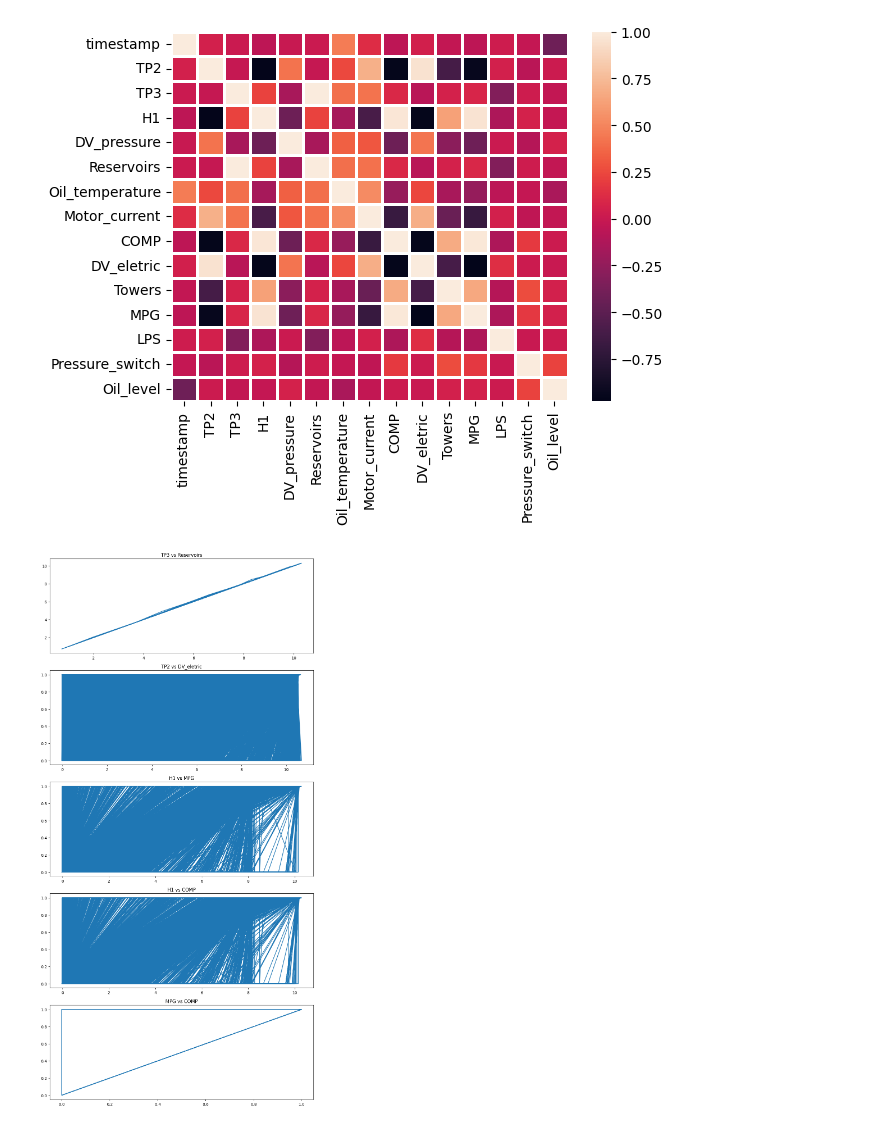
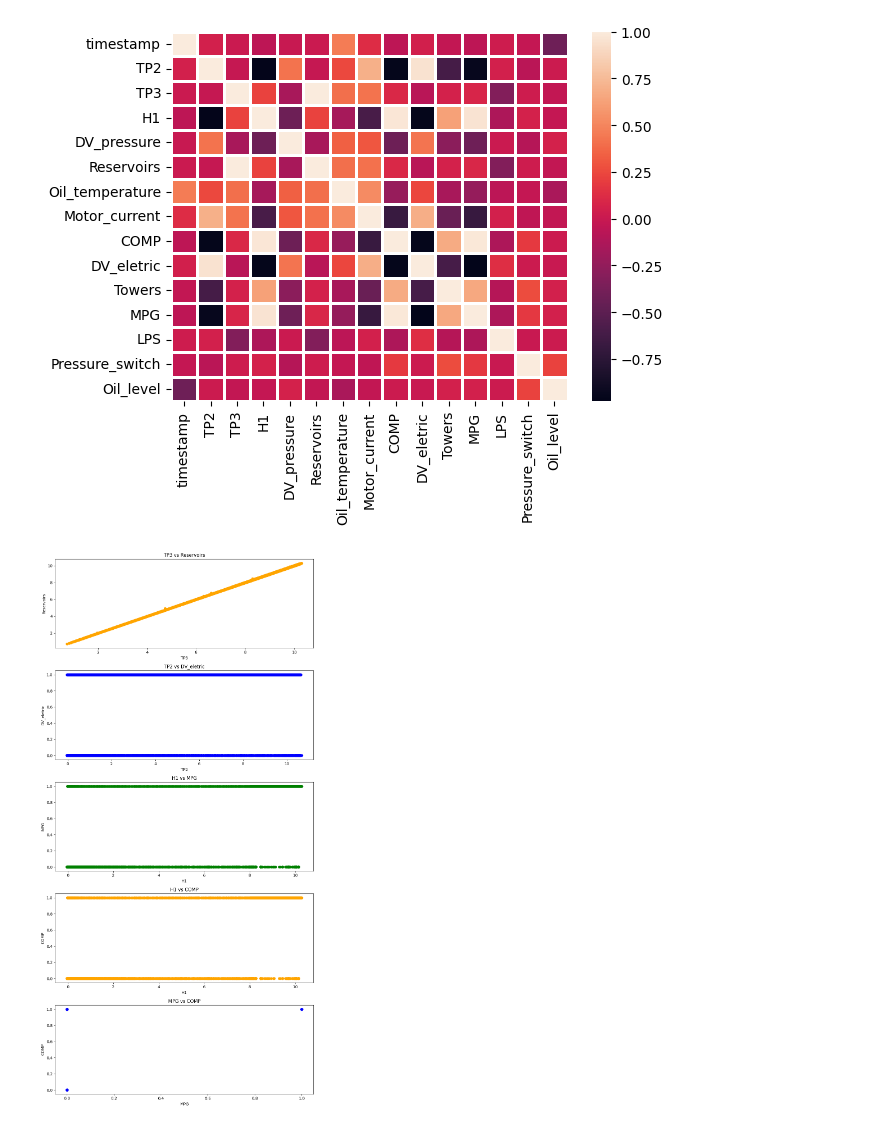
Before and after one commit to Maulik2493/IT496-T18, a Jupyter notebook: 202101210_Maharshi_Pipaliya/202101210_Maharshi_Pipaliya.ipynb, the cells around one changed output. Cells and saved outputs as stored; diff of their text form; code cells hidden in the pictures.

Commit message:
Updated graph

```diff
--- a/202101210_Maharshi_Pipaliya/202101210_Maharshi_Pipaliya.ipynb
+++ b/202101210_Maharshi_Pipaliya/202101210_Maharshi_Pipaliya.ipynb
@@ -158,29 +179,39 @@ sns.heatmap(data=df_Without_Unnamed.corr(), lw = 1)
 # %%
 plt.figure(figsize=(10, 20))
 
 plt.subplot(5, 1, 1)
-plt.plot(df['TP3'], df['Reservoirs'])
+plt.scatter(df['TP3'], df['Reservoirs'],c='orange')
+plt.xlabel('TP3')
+plt.ylabel('Reservoirs')
 plt.title('TP3 vs Reservoirs')
 
 plt.subplot(5, 1, 2)
-plt.plot(df['TP2'], df['DV_eletric'])
+plt.scatter(df['TP2'], df['DV_eletric'],c='blue')
+plt.xlabel('TP2')
+plt.ylabel('DV_eletric')
 plt.title('TP2 vs DV_eletric')
 
 plt.subplot(5, 1, 3)
-plt.plot(df['H1'], df['MPG'])
+plt.scatter(df['H1'], df['MPG'],c='green')
+plt.xlabel('H1')
+plt.ylabel('MPG')
 plt.title('H1 vs MPG')
 
 plt.subplot(5, 1, 4)
-plt.plot(df['H1'], df['COMP'])
+plt.scatter(df['H1'], df['COMP'],c='orange')
+plt.xlabel('H1')
+plt.ylabel('COMP')
 plt.title('H1 vs COMP')
 
 plt.subplot(5, 1, 5)
-plt.plot(df['MPG'], df['COMP'])
+plt.scatter(df['MPG'], df['COMP'],c='blue')
+plt.xlabel('MPG')
+plt.ylabel('COMP')
 plt.title('MPG vs COMP')
 
 
 
 plt.tight_layout()
 plt.show()
 # %% [output]
-[figure, old version]
+[figure, new version]
```
Also changed, not shown: parts of 1 cell of this notebook.
